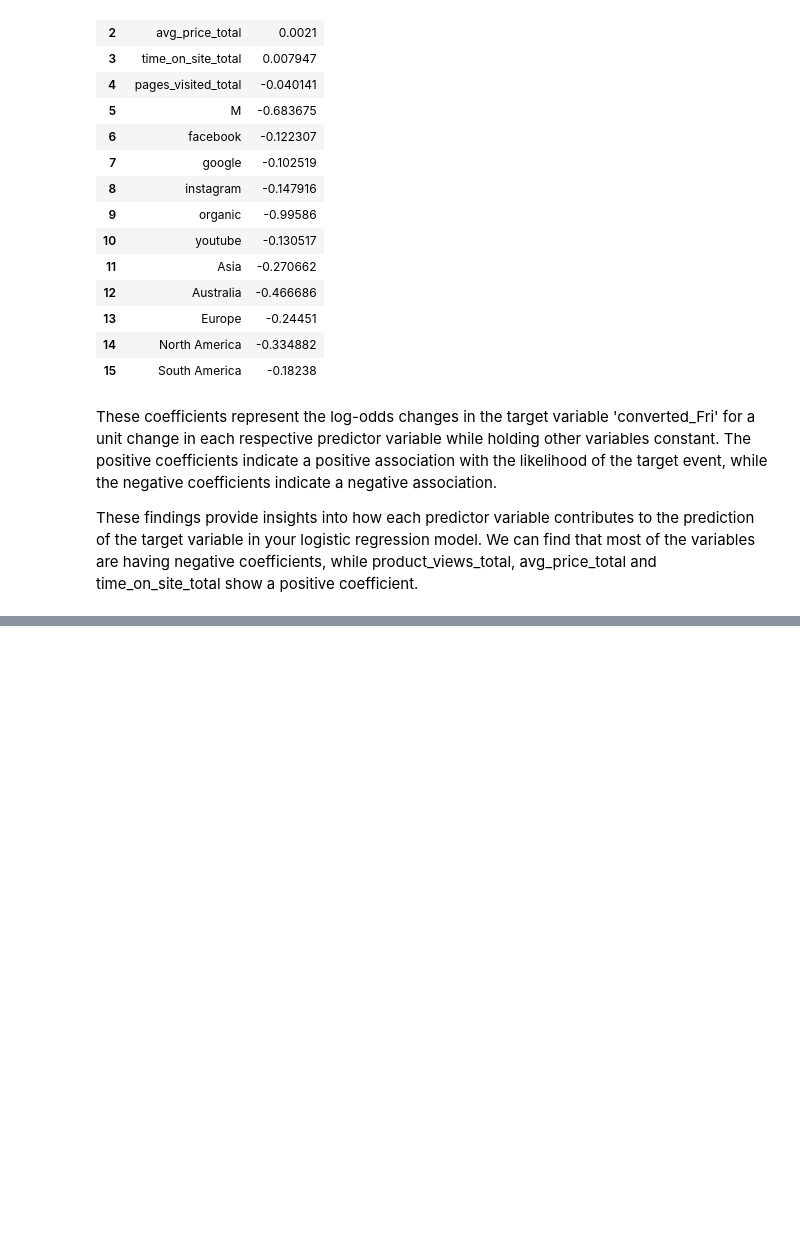
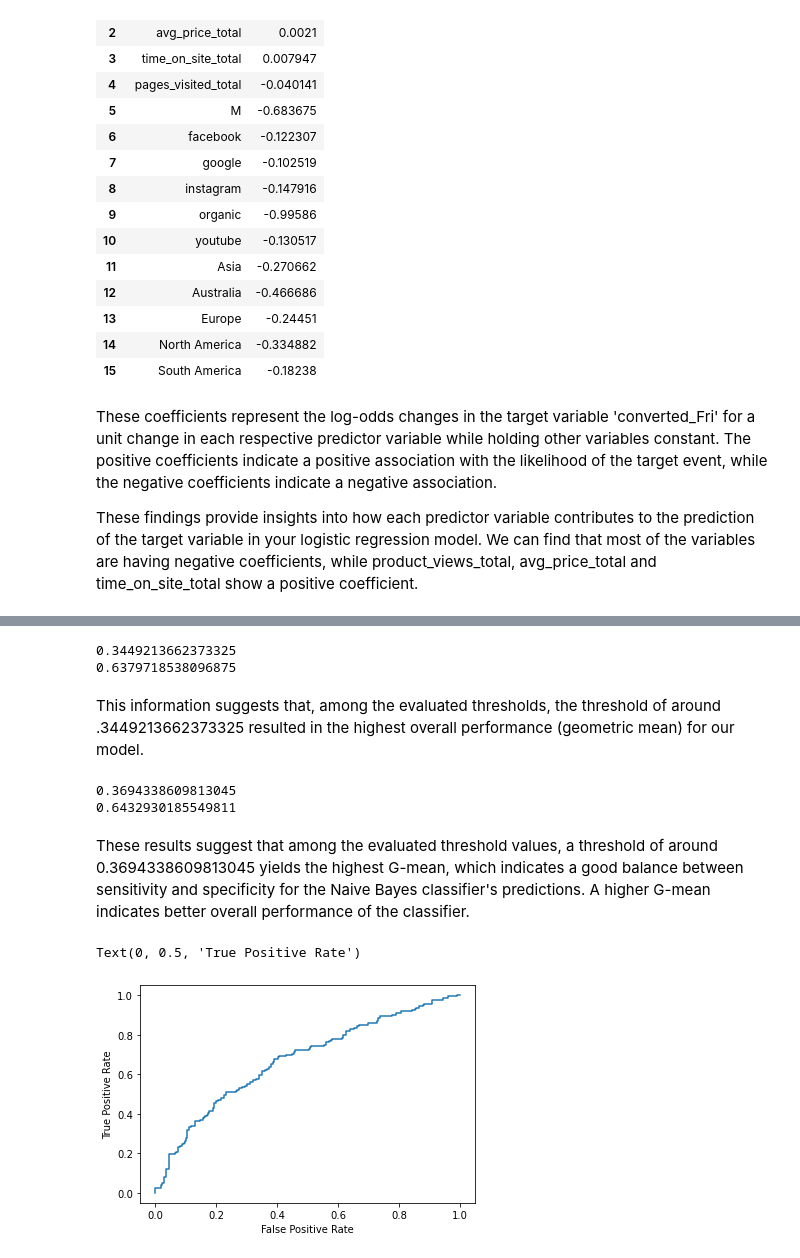
Before and after one commit to leningschulich/schulich_data_science, a Jupyter notebook: mban 6110 inclass code/final.ipynb, the cells around one changed output, grey strips where cells are left out. Saved outputs shown, nothing was run; the diff lists cells and outputs as text; code cells hidden in the pictures; blank space fills up the shorter version.

```diff
--- a/mban 6110 inclass code/final.ipynb
+++ b/mban 6110 inclass code/final.ipynb
@@ -630,0 +734,28 @@ These findings provide insights into how each predictor variable contributes to
+# %%
+#find the index with the highest gmean
+
+print(thresholds[np.argmax(gmeans)])
+print(gmeans[np.argmax(gmeans)])
+# %% [output]
+0.3449213662373325
+0.6379718538096875
+# %% [markdown]
+This information suggests that, among the evaluated thresholds, the threshold of around .3449213662373325 resulted in the highest overall performance (geometric mean) for our model.
+# %%
+fpr_nb, tpr_nb, thresholds_nb = roc_curve(y_test, yhat_nb[:,1])
+gmeans_nb = np.sqrt(tpr_nb*(1-fpr_nb))
+print(thresholds_nb[np.argmax(gmeans_nb)])
+print(gmeans_nb[np.argmax(gmeans_nb)])
+# %% [output]
+0.3694338609813045
+0.6432930185549811
+# %% [markdown]
+These results suggest that among the evaluated threshold values, a threshold of around 0.3694338609813045 yields the highest G-mean, which indicates a good balance between sensitivity and specificity for the Naive Bayes classifier's predictions. A higher G-mean indicates better overall performance of the classifier.
+# %%
+import matplotlib.pyplot as plt
+plt.plot(fpr_nb,tpr_nb)
+plt.xlabel('False Positive Rate')
+plt.ylabel('True Positive Rate')
+# %% [output]
+Text(0, 0.5, 'True Positive Rate')
+[figure, added]
```
Also changed, not shown: parts of 19 cells of this notebook.
